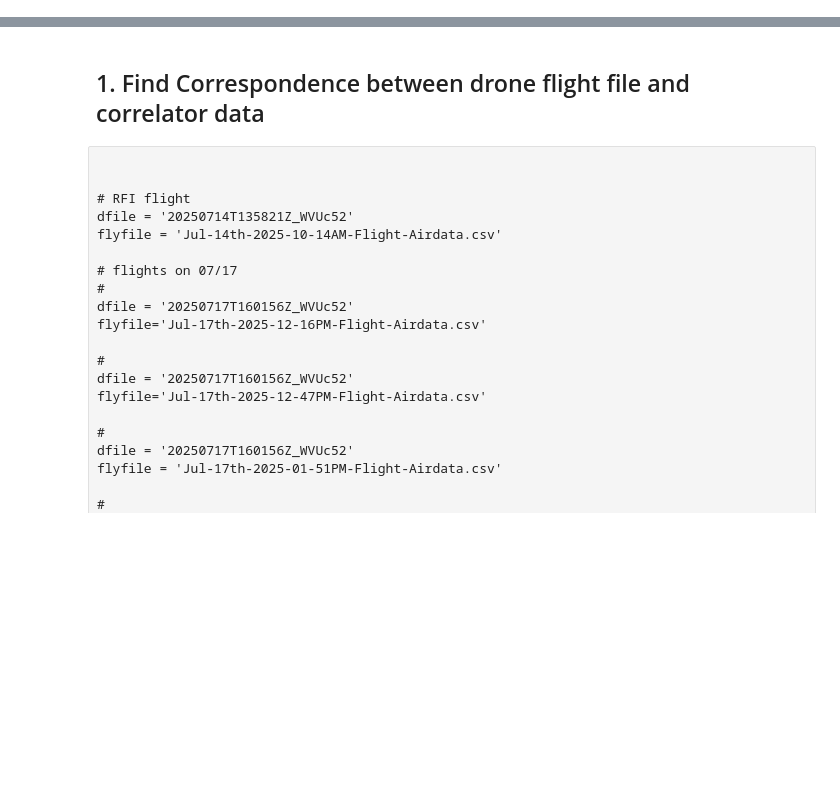
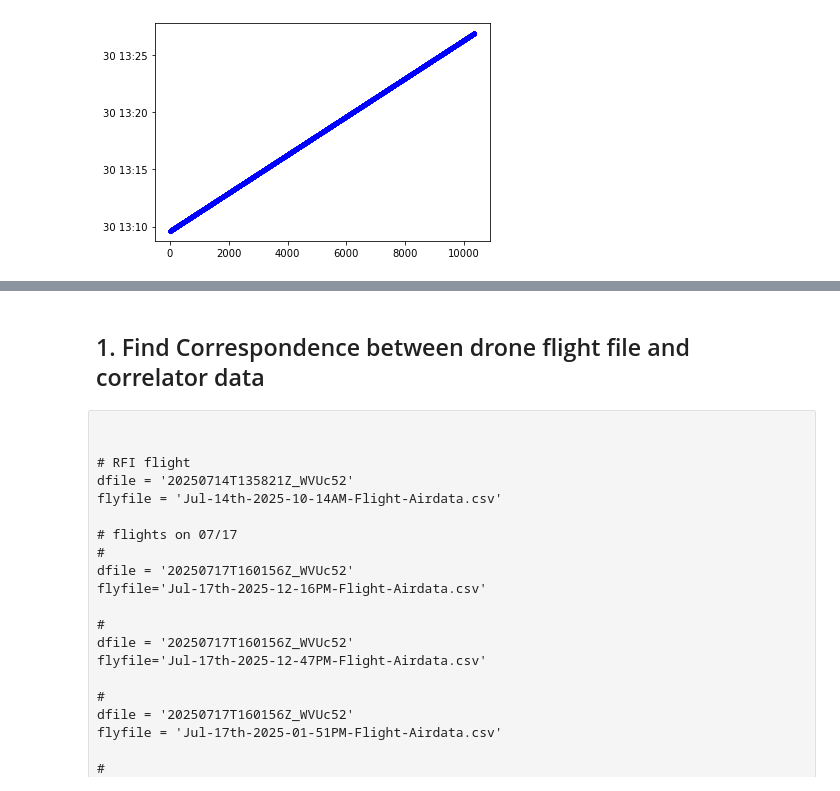
Before and after one commit to WrightLaboratory/DigitalNoiseSource, a Jupyter notebook: notebooks/LBN_DNS_GBO.ipynb, the cells around one changed output, grey strips where cells are left out. Saved outputs shown, nothing was run; the diff lists cells and outputs as text; code cells hidden in the pictures; blank space fills up the shorter version.

Commit message:
updated to look at 360 degree flights

```diff
--- a/notebooks/LBN_DNS_GBO.ipynb
+++ b/notebooks/LBN_DNS_GBO.ipynb
@@ -53,0 +83,13 @@ def get_mag_phase(power0):
+# %%
+gbosite=si.Site('../metadata/GBO_DNS_config.npz')
+
+# First 360 degree, lots of locations
+ddir = 'first_drone_jun30_0900/'
+flyfile = 'Jun-30th-2026-09-09AM-Flight-Airdata.csv'
+
+
+# this handles the wierd directory structure in the iceboard dirs
+datadir = cdir+ddir
+gfile = gdir+'20260630-084913_gbo_gains_chord_path_drone_first_jun30.npy'
+
+print(gfile)
@@ -53,0 +98,79 @@ def get_mag_phase(power0):
+# %%
+# read in drone flight
+
+# Read in drone data
+
+dronedata=drone.Drone_Data(Drone_Directory=dronedir,FLYTAG=flyfile,site_class=gbosite,tlb=0,tub=-1)
+
+# Plot some drone data to get familiar with the coordinates in the drone class
+
+# Look at time stamps
+
+plt.plot(dronedata.t_arr_datetime,'b.',label='drone')
+plt.show()
+
+print('DRONE FLYING FROM (UTC): ', dronedata.t_arr_datetime[0], ' to (UTC) ',dronedata.t_arr_datetime[-1])
+
+
+## Plot lat/long
+fig1,[[ax1,ax2,ax3],[ax4,ax5,ax6]]=subplots(nrows=2,ncols=3,figsize=(15,9))
+## Plot p0 coordinate origin:
+ax1.plot(dronedata.origin[0],dronedata.origin[1],'ro')
+ax2.axhline(dronedata.origin[0],c='b')
+ax3.axhline(dronedata.origin[1],c='b')
+## Title each coordinate subplot:
+ax1.set_title('Lat vs Lon')
+ax2.set_title('Lat vs Time')
+ax3.set_title('Lon vs Time')
+ax4.set_title('Velocity vs Time')
+ax5.set_title('Altitude vs Time')
+ax6.set_title('Yaw vs Time')
+## Specify arrays/vectors to plot in 1,3,4 coordinate subplot
+xqtys=[dronedata.latitude,dronedata.t_index,dronedata.t_index,dronedata.t_index,dronedata.t_index,dronedata.t_index]
+yqtys=[dronedata.longitude,dronedata.latitude,dronedata.longitude,dronedata.velocity,dronedata.altitude,dronedata.yaw]
+xtags=['Latitude, [$deg$]','Drone Index','Drone Index','Drone Index','Drone Index','Drone Index']
+ytags=['Longitude, [$deg$]','Latitude, [$deg$]','Longitude, [$deg$]','Velocity, [m/s]','Altitude, [$m$]','Yaw [$deg$]']
+for i,ax in enumerate([ax1,ax2,ax3,ax4,ax5,ax6]):
+    ax.plot(np.nanmin(xqtys[i]),np.nanmin(yqtys[i]))
+    ax.plot(np.nanmax(xqtys[i]),np.nanmax(yqtys[i]))
+    autoscalelims=ax.axis()
+    ax.clear()
+    ax.plot(xqtys[i],yqtys[i],'.',label='all samples')
+    ax.set_xlabel(xtags[i])
+    ax.set_ylabel(ytags[i])
+    ax.grid()
+    ax.legend()
+    ax.set_xlim(autoscalelims[0],autoscalelims[1])
+    ax.set_ylim(autoscalelims[2],autoscalelims[3])
+tight_layout()
+plt.show()
+
+## Plot local X/Y coords
+fig1,[[ax1,ax2,ax3],[ax4,ax5,ax6]]=subplots(nrows=2,ncols=3,figsize=(15,9))
+## Plot p0 coordinate origin:
+ax1.set_title('X vs Y')
+ax2.set_title('X vs Time')
+ax3.set_title('Y vs Time')
+ax4.set_title('Velocity vs Time')
+ax5.set_title('Altitude vs Time')
+ax6.set_title('Yaw vs Time')
+## Specify arrays/vectors to plot in 1,3,4 coordinate subplot
+xqtys=[dronedata.coords_xyz_LC[:,0],dronedata.t_index,dronedata.t_index,dronedata.t_index,dronedata.t_index,dronedata.t_index]
+yqtys=[dronedata.coords_xyz_LC[:,1],dronedata.coords_xyz_LC[:,0],dronedata.coords_xyz_LC[:,1],dronedata.velocity,dronedata.altitude,dronedata.yaw]
+xtags=['X, [$m$]','Drone Index','Drone Index','Drone Index','Drone Index','Drone Index']
+ytags=['Y, [$m$]','X, [$m$]','Y, [$m$]','Velocity, [m/s]','Altitude, [$m$]','Yaw [$deg$]']
+for i,ax in enumerate([ax1,ax2,ax3,ax4,ax5,ax6]):
+    ax.plot(np.nanmin(xqtys[i]),np.nanmin(yqtys[i]))
+    ax.plot(np.nanmax(xqtys[i]),np.nanmax(yqtys[i]))
+    autoscalelims=ax.axis()
+    ax.clear()
+    ax.plot(xqtys[i],yqtys[i],'.',label='all samples')
+    ax.set_xlabel(xtags[i])
+    ax.set_ylabel(ytags[i])
+    ax.grid()
+    ax.legend()
+    ax.set_xlim(autoscalelims[0],autoscalelims[1])
+    ax.set_ylim(autoscalelims[2],autoscalelims[3])
+tight_layout()
+plt.show()
+# %% [output]
@@ -53,0 +180 @@ def get_mag_phase(power0):
+[figure, added]
```
Also changed, not shown: parts of 31 cells of this notebook.
